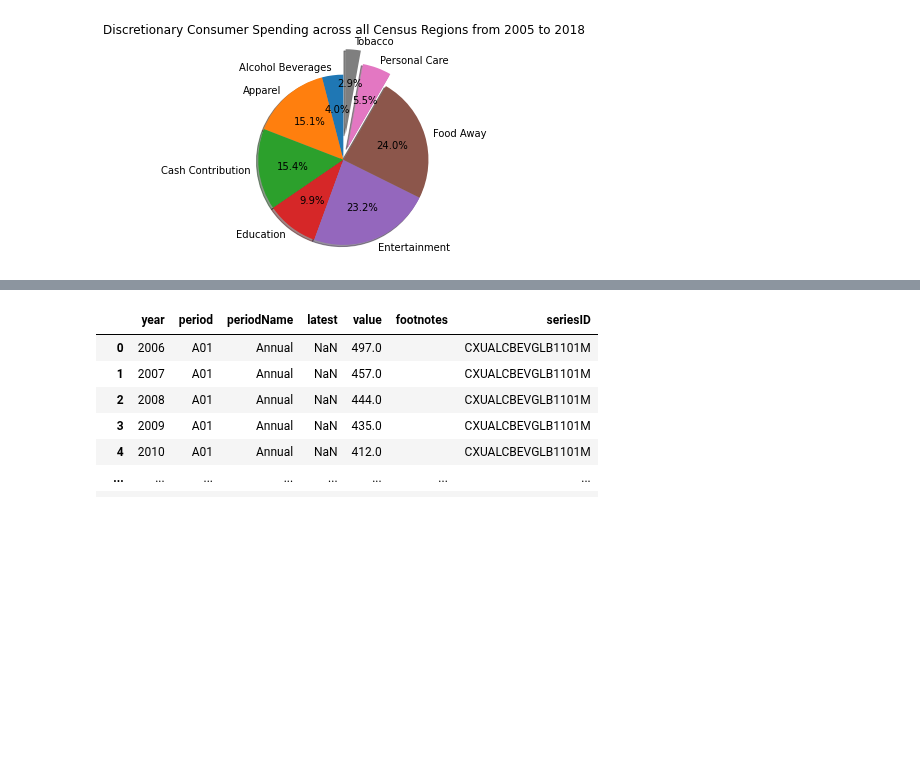
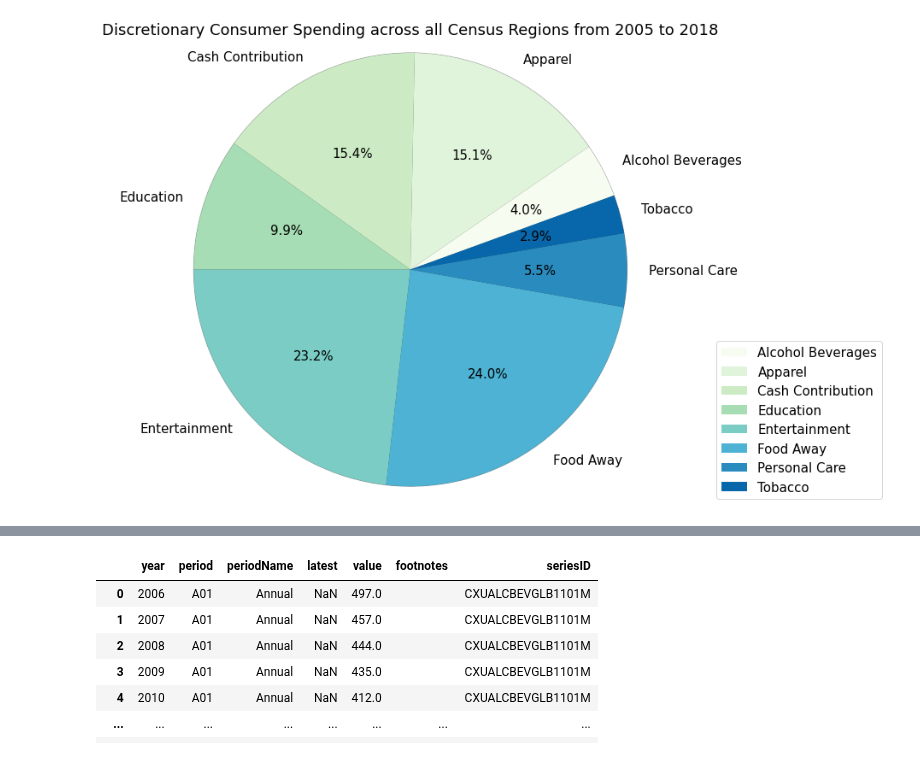
Before and after one commit to joshcoronel/discretionary-spending, a Jupyter notebook: Project_1_main.ipynb, the cells around one changed output, grey strips where cells are left out. Drawn from its saved outputs; the diff is of its cells as text; code cells hidden in the pictures; blank space fills up the shorter version.

Commit message:
Made the charts look amazing

```diff
--- a/Project_1_main.ipynb
+++ b/Project_1_main.ipynb
@@ -94,26 +94,38 @@ total2 = get_total(df_disposable)
 # %%
 #DISCRETIONARY PIE CHART
 
 # Labels of the categories
 labels = sorted(list(category_dict.values()))
 
 # Explode the two smallest expenses (i.e Tobacco and Personal Care)
-explode = (0, 0, 0, 0, 0, 0, .15, .3)
+explode = (0, 0, 0, 0, 0, 0, 0, 0)
 
 # Initialize figure and axis
-fig1, ax1 = plt.subplots()
+fig1, ax1 = plt.subplots(figsize=(10,10))
 
 # Create pie chart of the breakdown of discretionary spending
+theme = plt.get_cmap("GnBu") #CHANGE THIS TO EDIT COLORS. SEE CMAP COLOR FORMATS, https://matplotlib.org/3.1.0/tutorials/colors/colormaps.html
+ax1.set_prop_cycle("color", [theme(1. * i / len(total))
+                             for i in range(len(total))])
+
 ax1.pie(total, explode=explode, labels=labels, autopct='%1.1f%%',
-        shadow=True, startangle=90)
+        shadow=True, startangle=20, radius=1800)
 ax1.axis('equal')  # Equal aspect ratio ensures that pie is drawn as a circle.
 
+plt.rcParams['font.size'] = 15
+
+plt.legend(
+    loc='upper left',
+    labels = labels,
+    bbox_to_anchor=(1, 0.4),
+    bbox_transform=fig1.transFigure
+)
 plt.title('Discretionary Consumer Spending across all Census Regions from 2005 to 2018')
 plt.xlabel('')
 plt.ylabel('')
 plt.show()
 # %% [output]
-[figure, old version]
+[figure, new version]
 # %%
 #DISPOSABLE PIE CHART
 
```
Also changed, not shown: parts of 3 cells of this notebook.
